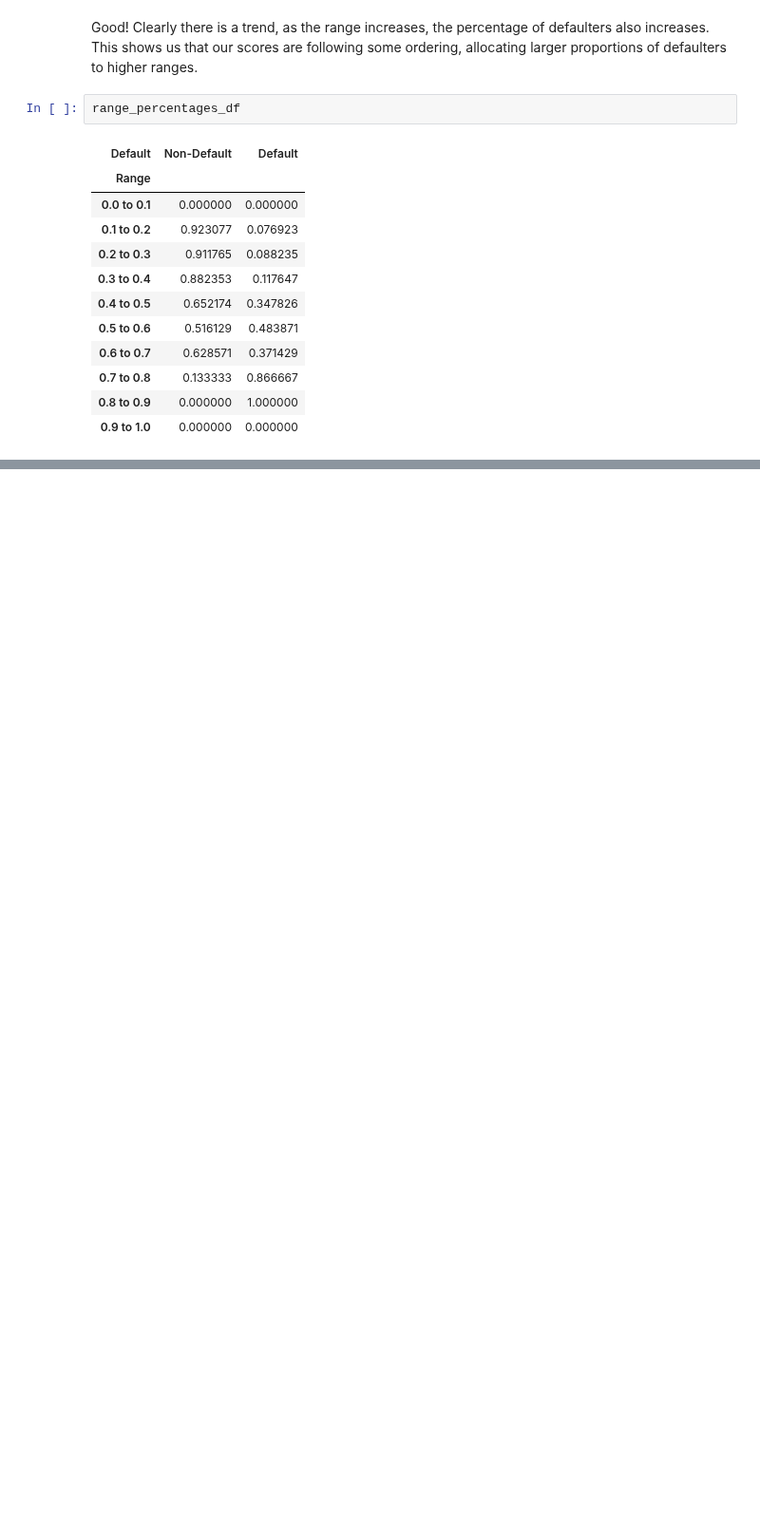
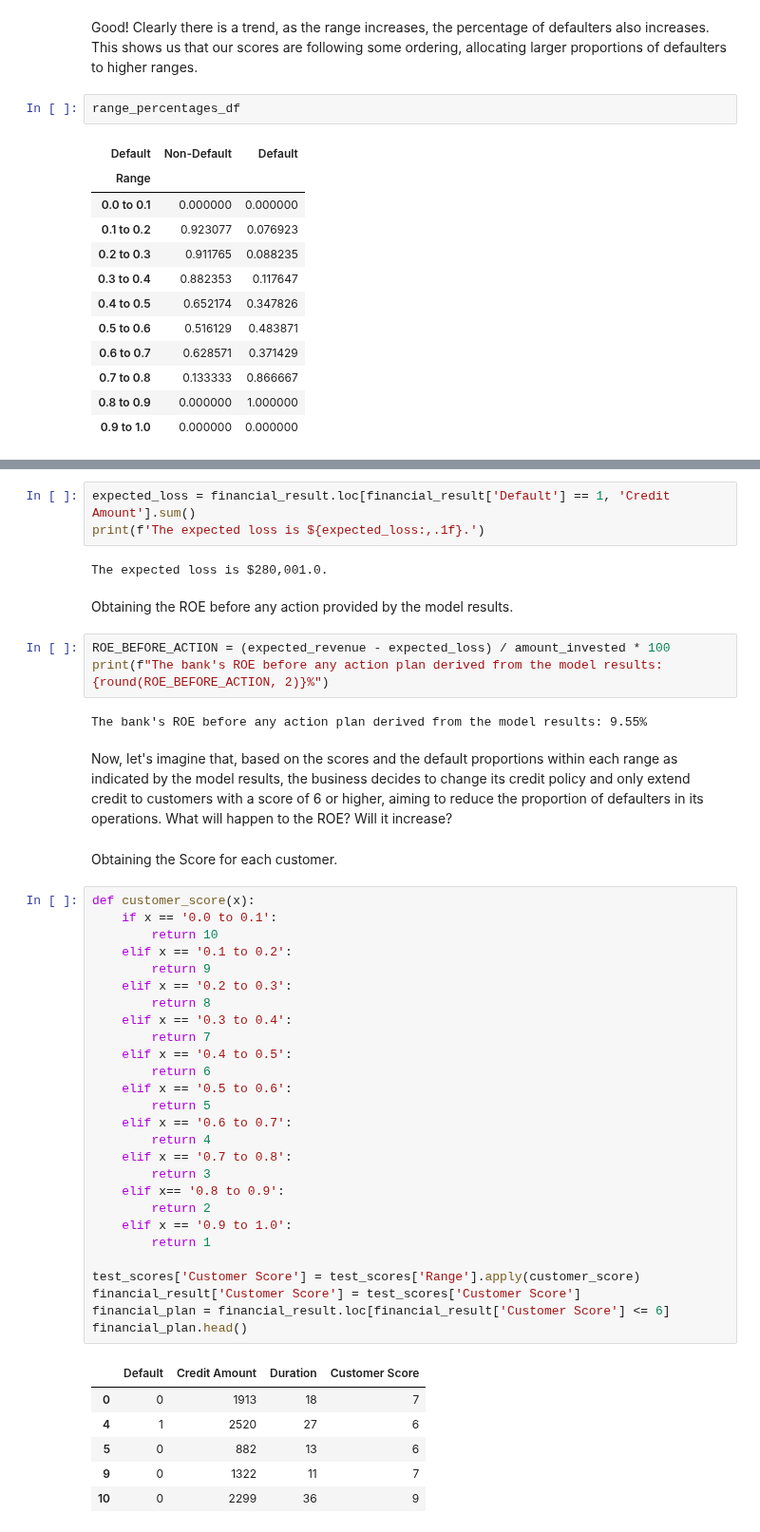
Before and after one commit to allmeidaapedro/Credit-Scoring-German-Bank, a Jupyter notebook: notebooks/2. Modelling.ipynb, the cells around one changed output, grey strips where cells are left out. Shown at 95% size. Cells and saved outputs as stored; diff of their text form; blank space fills up the shorter version.

```diff
--- a/notebooks/2. Modelling.ipynb
+++ b/notebooks/2. Modelling.ipynb
@@ -520,0 +569,50 @@ financial_result.head()
+# %%
+expected_loss = financial_result.loc[financial_result['Default'] == 1, 'Credit Amount'].sum()
+print(f'The expected loss is ${expected_loss:,.1f}.')
+# %% [output]
+The expected loss is $280,001.0.
+# %% [markdown]
+Obtaining the ROE before any action provided by the model results.
+# %%
+ROE_BEFORE_ACTION = (expected_revenue - expected_loss) / amount_invested * 100
+print(f"The bank's ROE before any action plan derived from the model results: {round(ROE_BEFORE_ACTION, 2)}%")
+# %% [output]
+The bank's ROE before any action plan derived from the model results: 9.55%
+# %% [markdown]
+Now, let's imagine that, based on the scores and the default proportions within each range as indicated by the model results, the business decides to change its credit policy and only extend credit to customers with a score of 6 or higher, aiming to reduce the proportion of defaulters in its operations. What will happen to the ROE? Will it increase?
+# %% [markdown]
+Obtaining the Score for each customer.
+# %%
+def customer_score(x):
+    if x == '0.0 to 0.1':
+        return 10
+    elif x == '0.1 to 0.2':
+        return 9
+    elif x == '0.2 to 0.3':
+        return 8
+    elif x == '0.3 to 0.4':
+        return 7
+    elif x == '0.4 to 0.5':
+        return 6
+    elif x == '0.5 to 0.6':
+        return 5
+    elif x == '0.6 to 0.7':
+        return 4
+    elif x == '0.7 to 0.8':
+        return 3
+    elif x== '0.8 to 0.9':
+        return 2
+    elif x == '0.9 to 1.0':
+        return 1
+
+test_scores['Customer Score'] = test_scores['Range'].apply(customer_score)
+financial_result['Customer Score'] = test_scores['Customer Score']
+financial_plan = financial_result.loc[financial_result['Customer Score'] <= 6]
+financial_plan.head()
+# %% [output]
+|  | Default | Credit Amount | Duration | Customer Score |
+| 0 | 0 | 1913 | 18 | 7 |
+| 4 | 1 | 2520 | 27 | 6 |
+| 5 | 0 | 882 | 13 | 6 |
+| 9 | 0 | 1322 | 11 | 7 |
+| 10 | 0 | 2299 | 36 | 9 |
```
Also changed, not shown: parts of 22 cells of this notebook.
